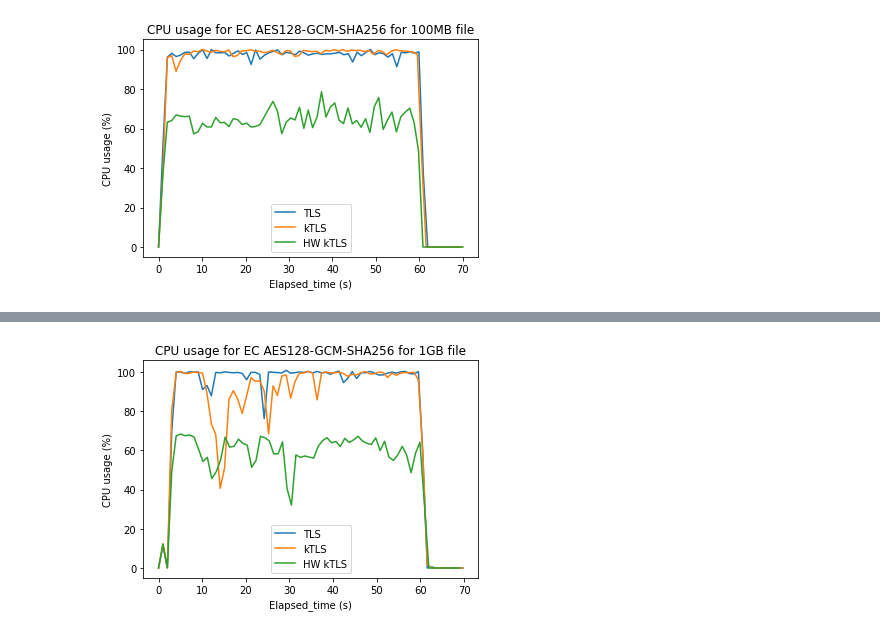
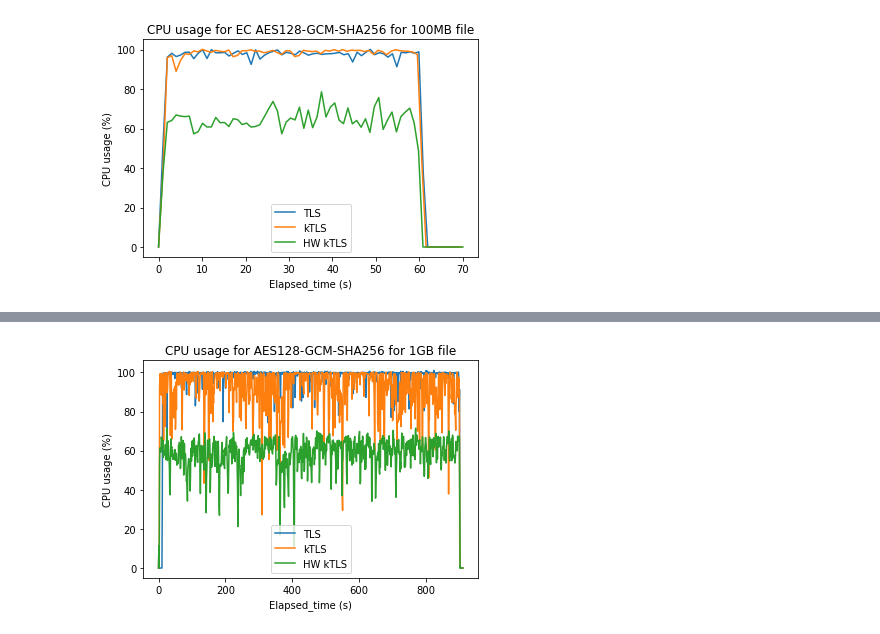
Before and after one commit to alexbrebeanu/python_code_ktls_benchmarking, a Jupyter notebook: makePlots.ipynb, the cells around one changed output, grey strips where cells are left out. Saved outputs shown, nothing was run; the diff lists cells and outputs as text; code cells hidden in the pictures.

```diff
--- a/makePlots.ipynb
+++ b/makePlots.ipynb
@@ -379,11 +777,12 @@ Text(0.5, 0, 'Elapsed_time (s)')
 # %%
-# Plot the data directly from Pandas
-ax = ecaes128_TLS_1G.plot(y='CPU', label='TLS')
-ecaes128_kTLS_1G.plot(y='CPU', label='kTLS',ax = ax)
-ecaes128_HW_kTLS_1G.plot(y='CPU', label='HW kTLS',ax = ax)
-ax.set_title("CPU usage for EC AES128-GCM-SHA256 for 1GB file")
 
+ax = aes128_TLS_1G.plot(y='CPU', label='TLS')
+aes128_kTLS_1G.plot(y='CPU', label='kTLS',ax = ax)
+aes128_HW_kTLS_1G.plot(y='CPU', label='HW kTLS',ax = ax)
 
+ax.set_title("CPU usage for AES128-GCM-SHA256 for 1GB file")
 ax.set_ylabel("CPU usage (%)")
 ax.set_xlabel("Elapsed_time (s)")
+
+plt.savefig("./GraphPictures/AES128-GCM-SHA256_cpu_usage.png", bbox_inches='tight', dpi=150)
 # %% [output]
@@ -391 +790 @@ Text(0.5, 0, 'Elapsed_time (s)')
-[figure, old version]
+[figure, new version]
```
Also changed, not shown: parts of 27 cells of this notebook, 2 other files.
